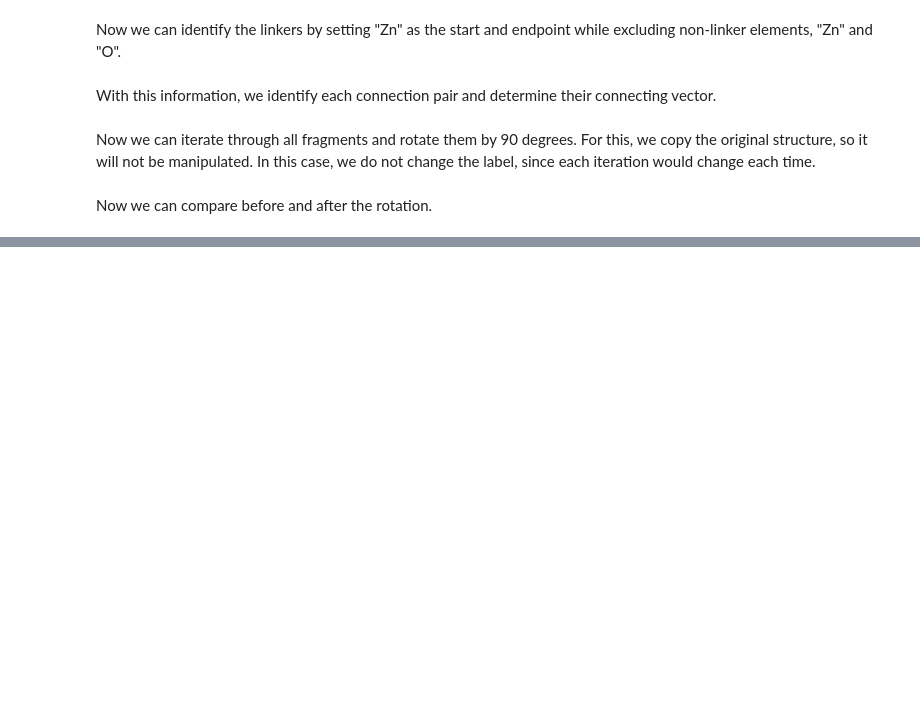
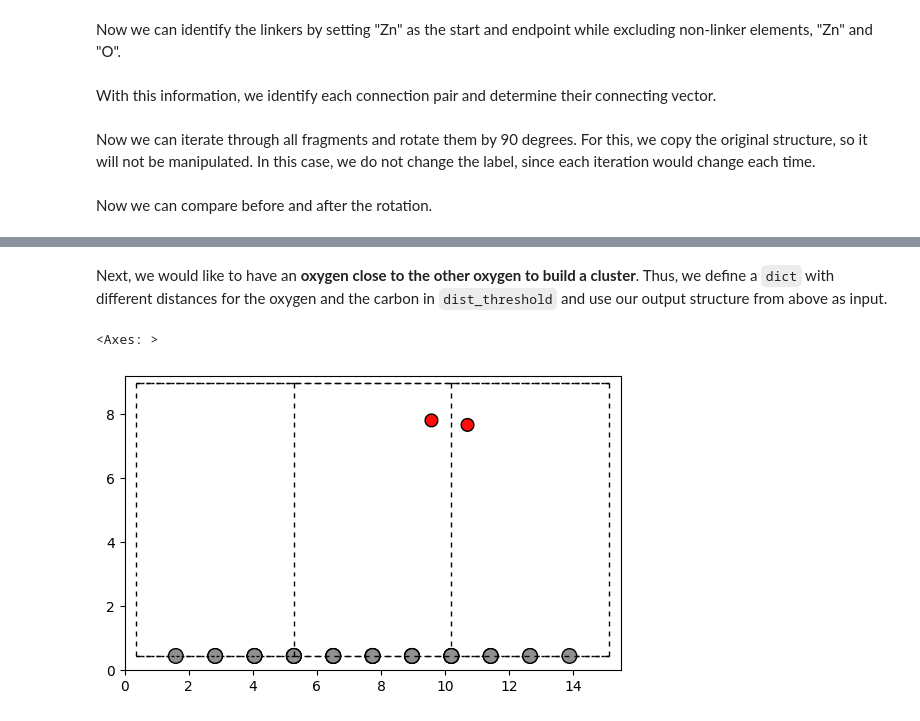
Before and after one commit to aim2dat/aim2dat, a Jupyter notebook: example_notebooks/strct-manipulation.ipynb, the cells around one changed output, grey strips where cells are left out. Cells and saved outputs as stored; diff of their text form; code cells hidden in the pictures; blank space fills up the shorter version.

```diff
--- a/example_notebooks/strct-manipulation.ipynb
+++ b/example_notebooks/strct-manipulation.ipynb
@@ -143,0 +175,14 @@ plt.show()
+# %% [markdown]
+Next, we would like to have an **oxygen close to the other oxygen to build a cluster**. Thus, we define a `dict` with different distances for the oxygen and the carbon in `dist_threshold` and use our output structure from above as input.
+# %%
+Graphenedioxyde = add_structure_random(
+    structure=Grapheneoxyde,
+    guest_structure=oxygen,
+    dist_threshold={("C", "O"): [.8,2], ("O", "O"): [1,1.5]}
+)
+
+fig, ax = plt.subplots()
+plot_atoms(Graphenedioxyde.to_ase_atoms(), ax, radii=0.3, rotation=('-90x,0y,0z'))
+# %% [output]
+<Axes: >
+[figure, added]
```
Also changed, not shown: parts of 9 cells of this notebook, 3 other files.
